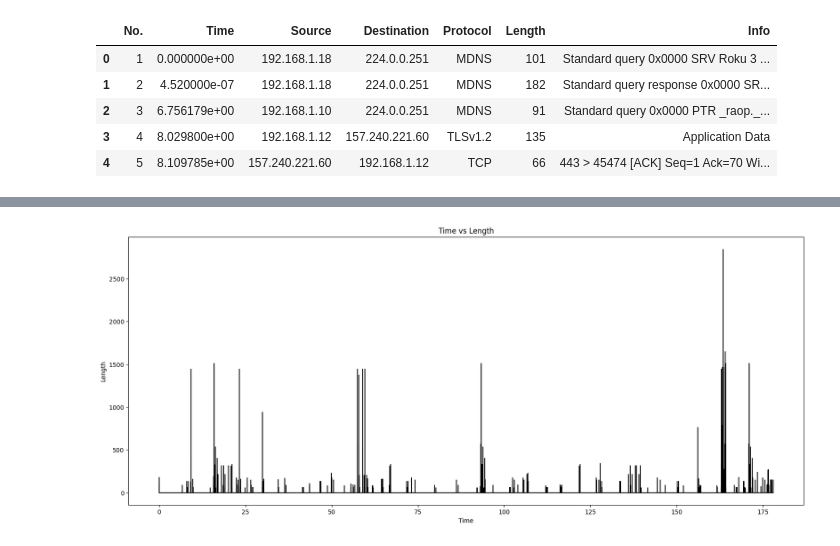
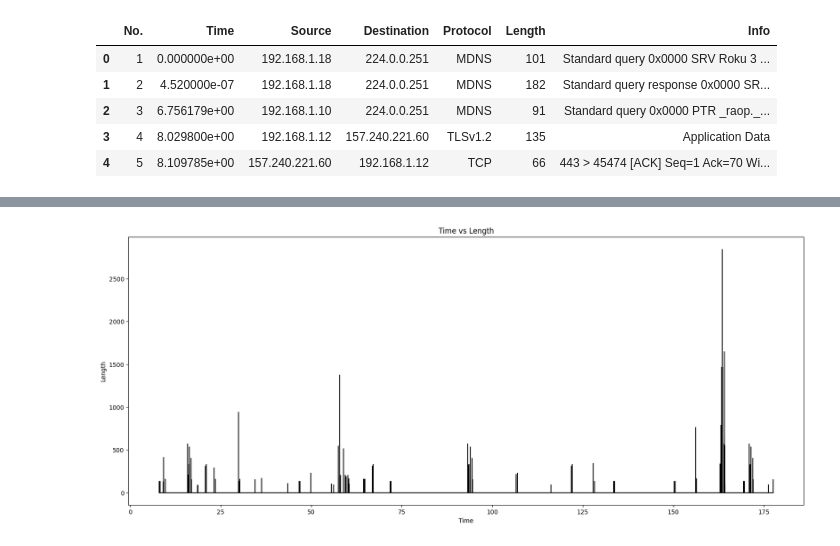
Before and after one commit to NoaAmichai/Computer_networks_final_project, a Jupyter notebook: project.ipynb, the cells around one changed output, grey strips where cells are left out. Drawn from its saved outputs; the diff is of its cells as text; code cells hidden in the pictures.

```diff
--- a/project.ipynb
+++ b/project.ipynb
@@ -70,13 +75,15 @@ IGMPv3       1
 0x86dd       1
 Name: count, dtype: int64
 # %%
-time = video_data['Time']
-len = video_data['Length']
+video_data_filtered = video_data[video_data['Protocol'].str.contains('TLS')]
+
+time = video_data_filtered['Time']
+len = video_data_filtered['Length']
 plt.figure(figsize=(20,8))
 plt.stem(time, len,linefmt ='black',markerfmt = '', basefmt='black')
 plt.xlabel('Time')
 plt.ylabel('Length')
 plt.title('Time vs Length')
 plt.show()
 # %% [output]
-[figure, old version]
+[figure, new version]
```
Also changed, not shown: parts of 14 cells of this notebook, 2 other files.
